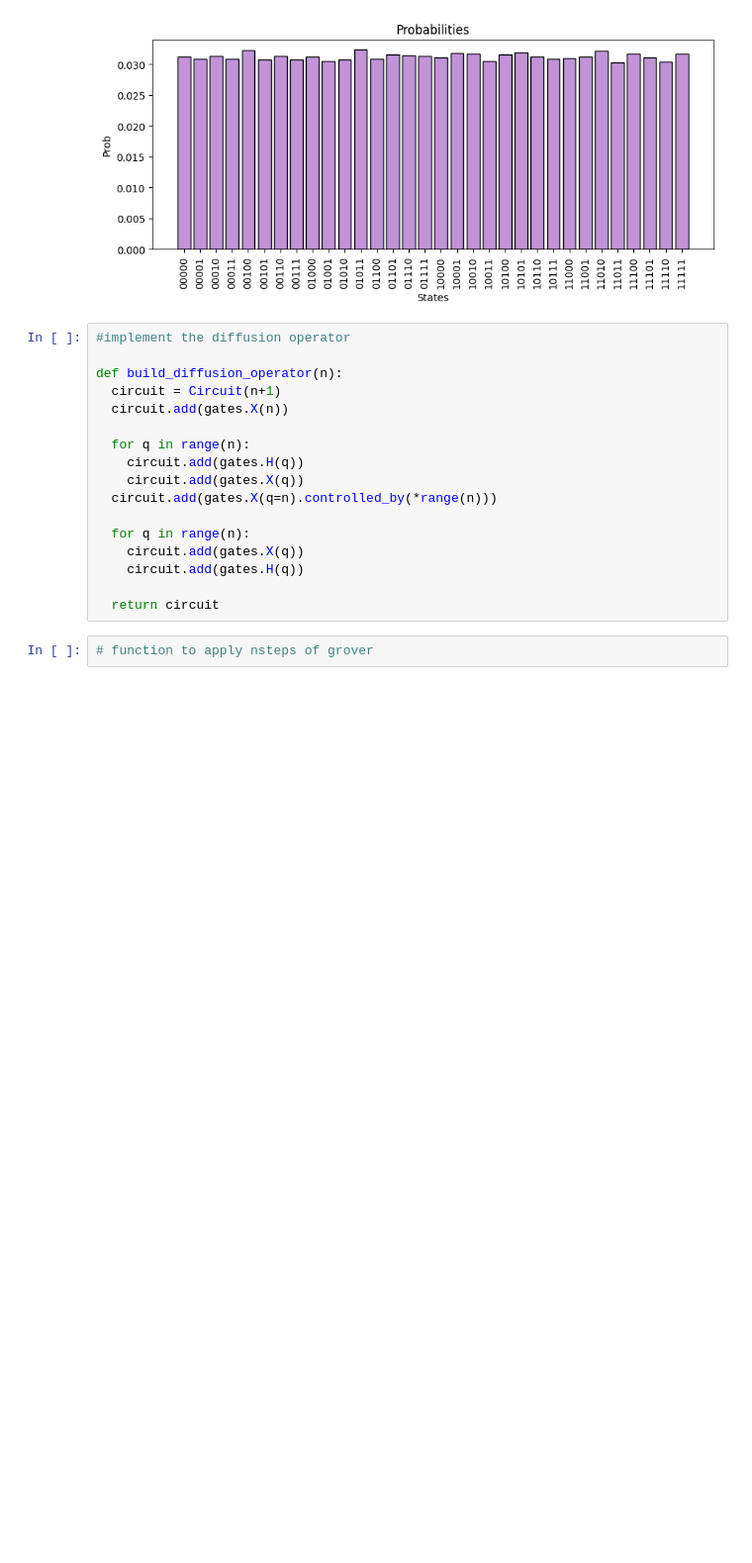
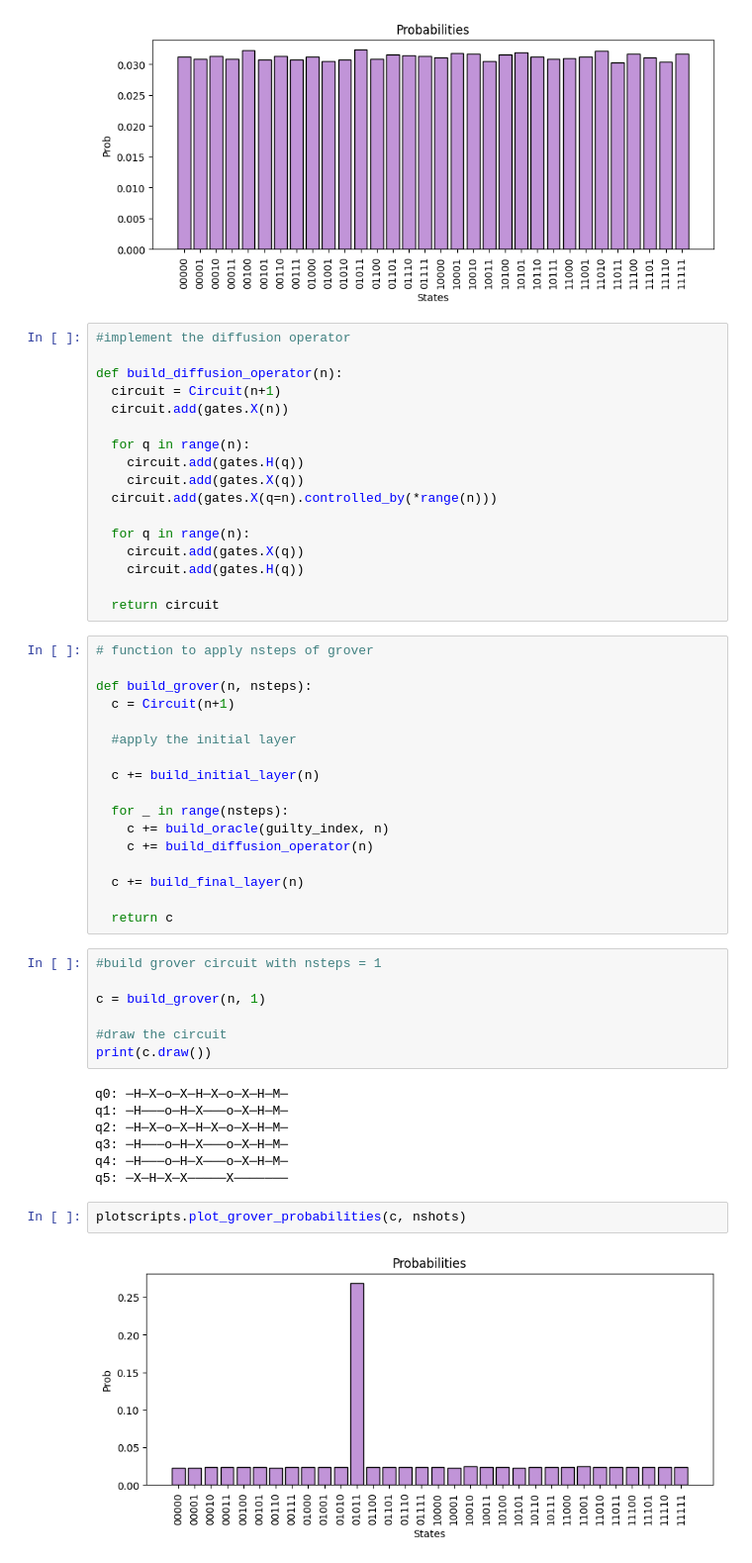
Before and after one commit to gabrielefrn/qc-minicourse, a Jupyter notebook: Grover.ipynb, the cells around one changed output. Shown: that part at 99% size. Saved outputs shown, nothing was run; the diff lists cells and outputs as text; blank space fills up the shorter version.

```diff
--- a/Grover.ipynb
+++ b/Grover.ipynb
@@ -206,5 +206,38 @@ def build_diffusion_operator(n):
     circuit.add(gates.H(q))
 
   return circuit
-# %%
-# function to apply nsteps of grover
+# %%
+# function to apply nsteps of grover
+
+def build_grover(n, nsteps):
+  c = Circuit(n+1)
+
+  #apply the initial layer
+
+  c += build_initial_layer(n)
+
+  for _ in range(nsteps):
+    c += build_oracle(guilty_index, n)
+    c += build_diffusion_operator(n)
+
+  c += build_final_layer(n)
+
+  return c
+# %%
+#build grover circuit with nsteps = 1
+
+c = build_grover(n, 1)
+
+#draw the circuit
+print(c.draw())
+# %% [output]
+q0: ─H─X─o─X─H─X─o─X─H─M─
+q1: ─H───o─H─X───o─X─H─M─
+q2: ─H─X─o─X─H─X─o─X─H─M─
+q3: ─H───o─H─X───o─X─H─M─
+q4: ─H───o─H─X───o─X─H─M─
+q5: ─X─H─X─X─────X───────
+# %%
+plotscripts.plot_grover_probabilities(c, nshots)
+# %% [output]
+[figure, added]
```
Also changed, not shown: parts of 5 cells of this notebook.
